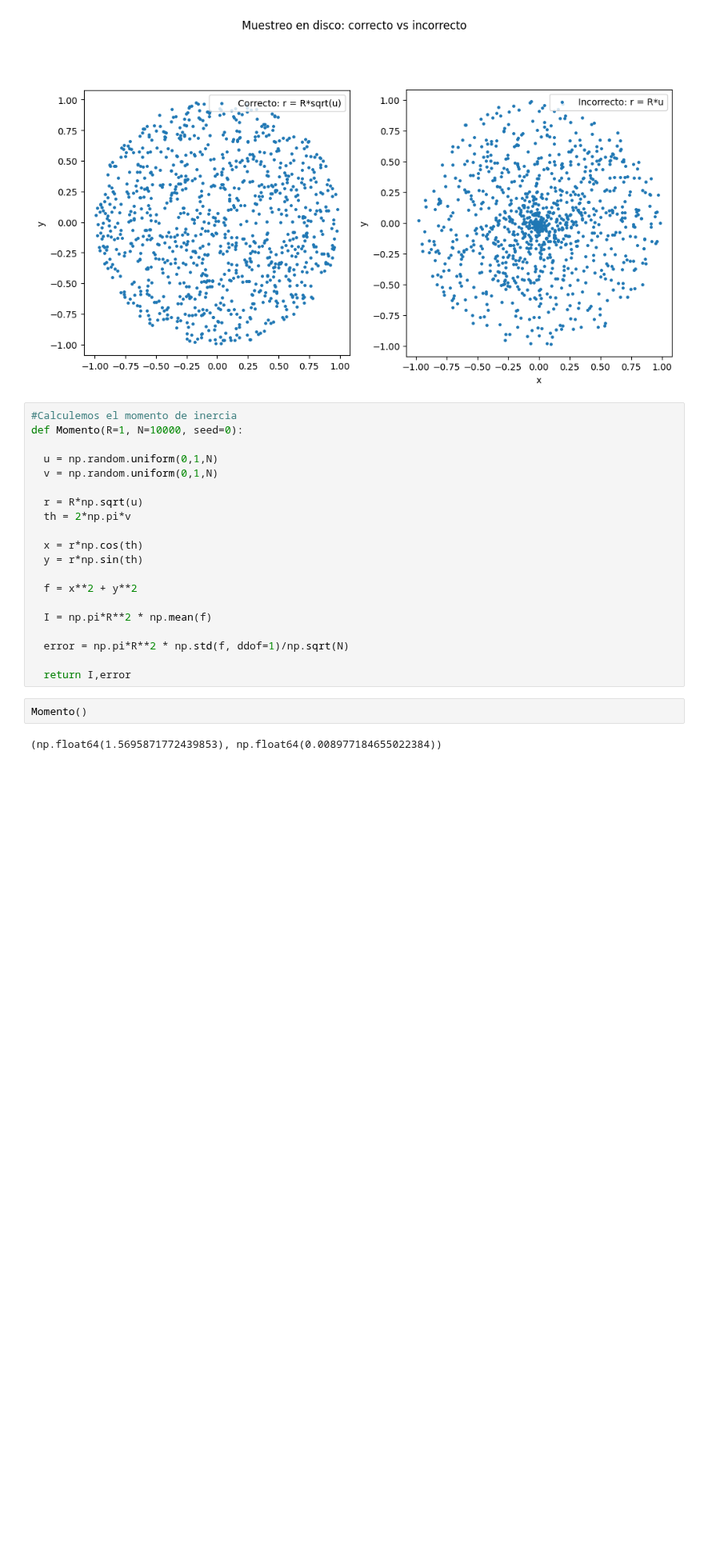
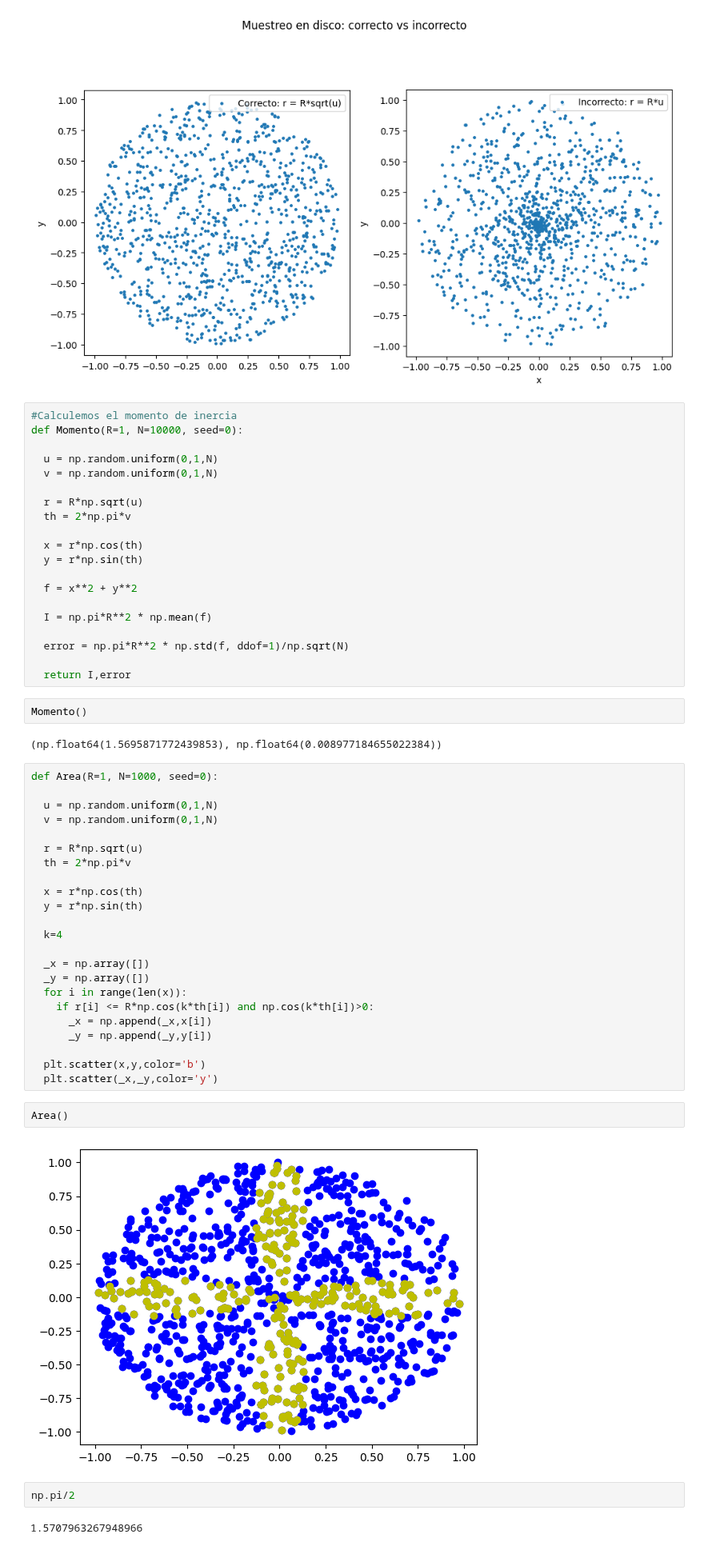
Before and after one commit to asegura4488/MetodosComputacionales2026, a Jupyter notebook: Semana7/MonteCarloIntegration.ipynb, the cells around one changed output. Shown at 80% size. Drawn from its saved outputs; the diff is of its cells as text; blank space fills up the shorter version.

```diff
--- a/Semana7/MonteCarloIntegration.ipynb
+++ b/Semana7/MonteCarloIntegration.ipynb
@@ -96,3 +96,34 @@ def Momento(R=1, N=10000, seed=0):
 Momento()
 # %% [output]
 (np.float64(1.5695871772439853), np.float64(0.008977184655022384))
+# %%
+def Area(R=1, N=1000, seed=0):
+
+  u = np.random.uniform(0,1,N)
+  v = np.random.uniform(0,1,N)
+
+  r = R*np.sqrt(u)
+  th = 2*np.pi*v
+
+  x = r*np.cos(th)
+  y = r*np.sin(th)
+
+  k=4
+
+  _x = np.array([])
+  _y = np.array([])
+  for i in range(len(x)):
+    if r[i] <= R*np.cos(k*th[i]) and np.cos(k*th[i])>0:
+      _x = np.append(_x,x[i])
+      _y = np.append(_y,y[i])
+
+  plt.scatter(x,y,color='b')
+  plt.scatter(_x,_y,color='y')
+# %%
+Area()
+# %% [output]
+[figure, added]
+# %%
+np.pi/2
+# %% [output]
+1.5707963267948966
```
